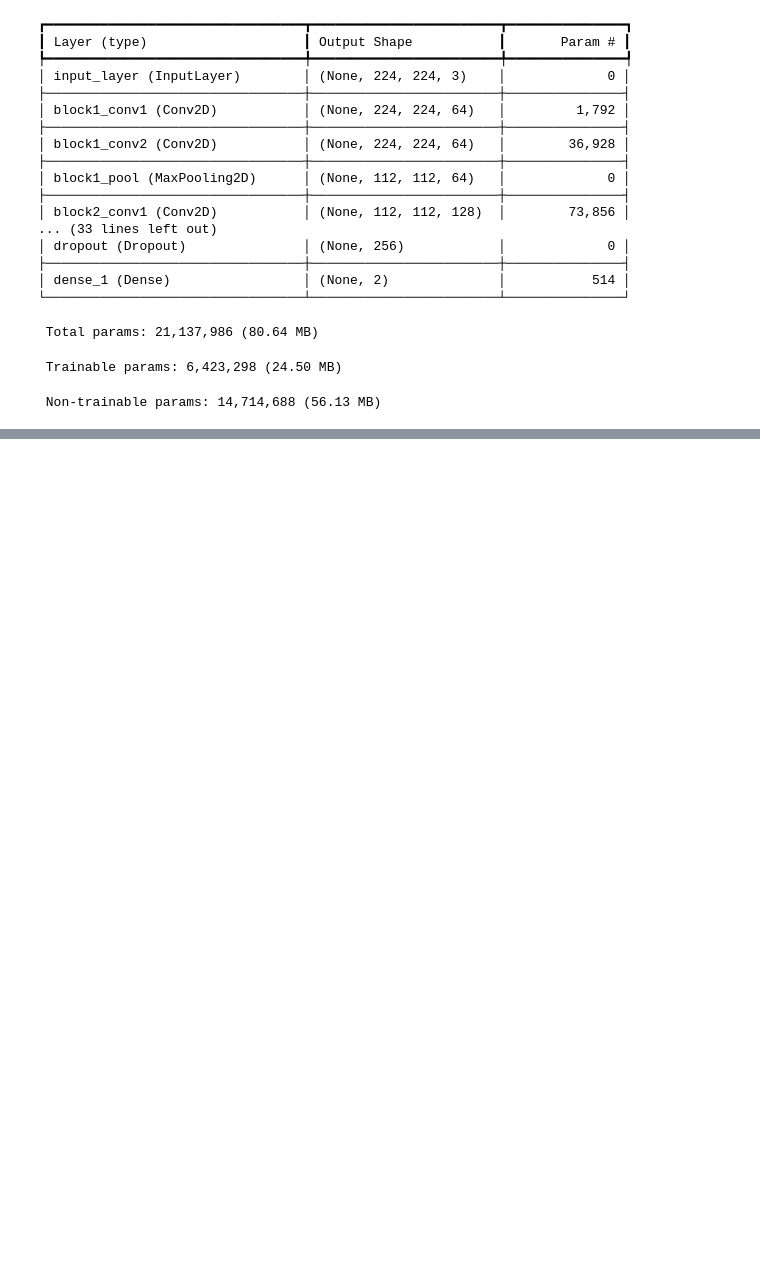
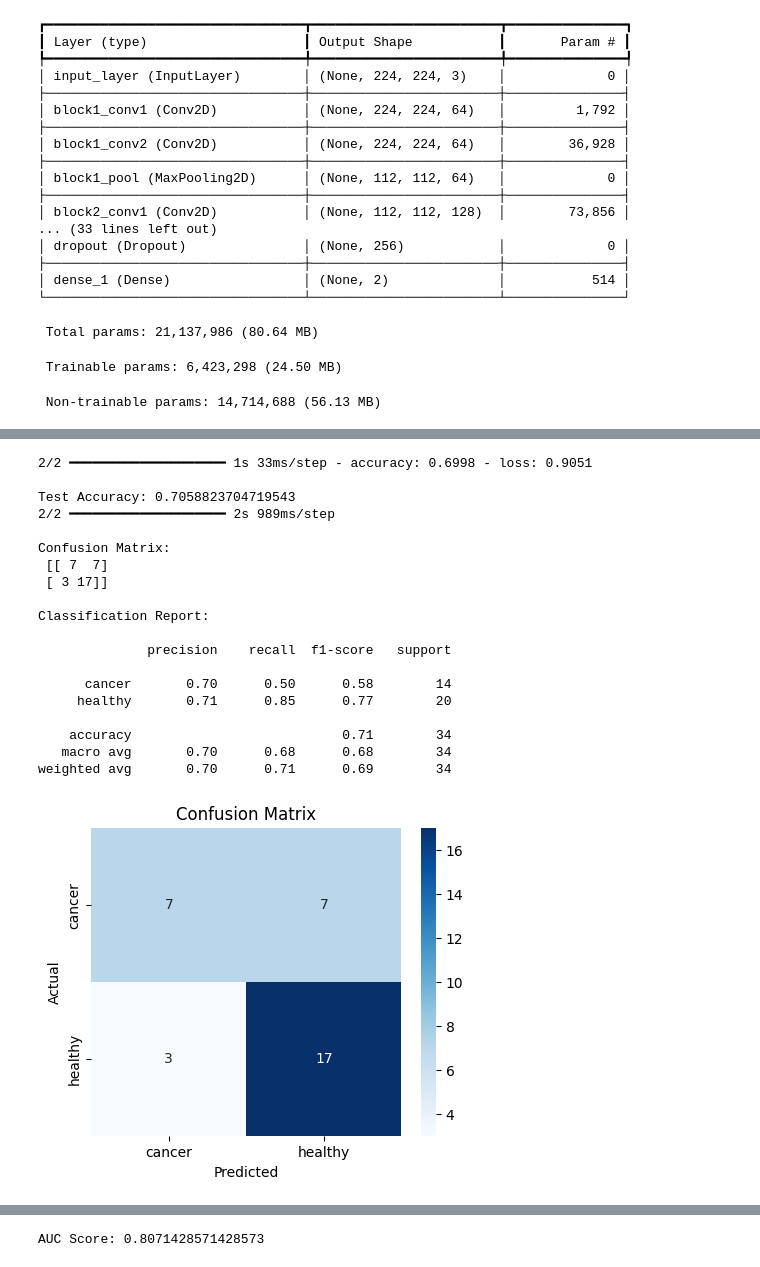
Before and after one commit to AarshiMukherjee/VAC_ML_Algorithm_using_FPGA, a Jupyter notebook: VAC_Course_Image_Classification.ipynb, the cells around one changed output, grey strips where cells are left out. Saved outputs shown, nothing was run; the diff lists cells and outputs as text; code cells hidden in the pictures; blank space fills up the shorter version.

```diff
--- a/VAC_Course_Image_Classification.ipynb
+++ b/VAC_Course_Image_Classification.ipynb
@@ -110,0 +273,66 @@ Model: "functional"
+# %%
+test_loss, test_acc = model19.evaluate(test_generator)
+print("\nTest Accuracy:", test_acc)
+
+
+#CONFUSION MATRIX
+
+test_generator.reset()
+pred_probs = model19.predict(test_generator)
+
+pred_labels = np.argmax(pred_probs, axis=1)
+
+true_labels = test_generator.classes
+
+cm = confusion_matrix(true_labels, pred_labels)
+
+print("\nConfusion Matrix:\n", cm)
+print("\nClassification Report:\n")
+# Make sure target_names match the number of classes in true_labels and pred_labels
+print(classification_report(true_labels, pred_labels, target_names=list(test_generator.class_indices.keys())))
+
+plt.figure(figsize=(5,4))
+sns.heatmap(cm, annot=True, fmt="d",
+xticklabels=test_generator.class_indices.keys(),
+yticklabels=test_generator.class_indices.keys(),
+ cmap="Blues")
+plt.xlabel("Predicted")
+plt.ylabel("Actual")
+plt.title("Confusion Matrix")
+plt.show()
+
+# ROC CURVE
+fpr, tpr, thresholds = roc_curve(true_labels, pred_probs[:, 1])
+roc_auc = auc(fpr, tpr)
+
+plt.figure(figsize=(6,5))
+plt.plot(fpr, tpr, label=f"AUC = {roc_auc:.4f}")
+plt.plot([0,1], [0,1], linestyle='--')
+plt.xlabel("False Positive Rate")
+plt.ylabel("True Positive Rate")
+plt.title("ROC Curve")
+plt.legend()
+plt.show()
+
+print("AUC Score:", roc_auc)
+# %% [output]
+2/2 ━━━━━━━━━━━━━━━━━━━━ 1s 33ms/step - accuracy: 0.6998 - loss: 0.9051
+
+Test Accuracy: 0.7058823704719543
+2/2 ━━━━━━━━━━━━━━━━━━━━ 2s 989ms/step
+
+Confusion Matrix:
+ [[ 7  7]
+ [ 3 17]]
+
+Classification Report:
+
+              precision    recall  f1-score   support
+
+      cancer       0.70      0.50      0.58        14
+     healthy       0.71      0.85      0.77        20
+
+    accuracy                           0.71        34
+   macro avg       0.70      0.68      0.68        34
+weighted avg       0.70      0.71      0.69        34
+[figure, added]
@@ -110,0 +340 @@ Model: "functional"
+AUC Score: 0.8071428571428573
```
Also changed, not shown: parts of 37 cells of this notebook.
